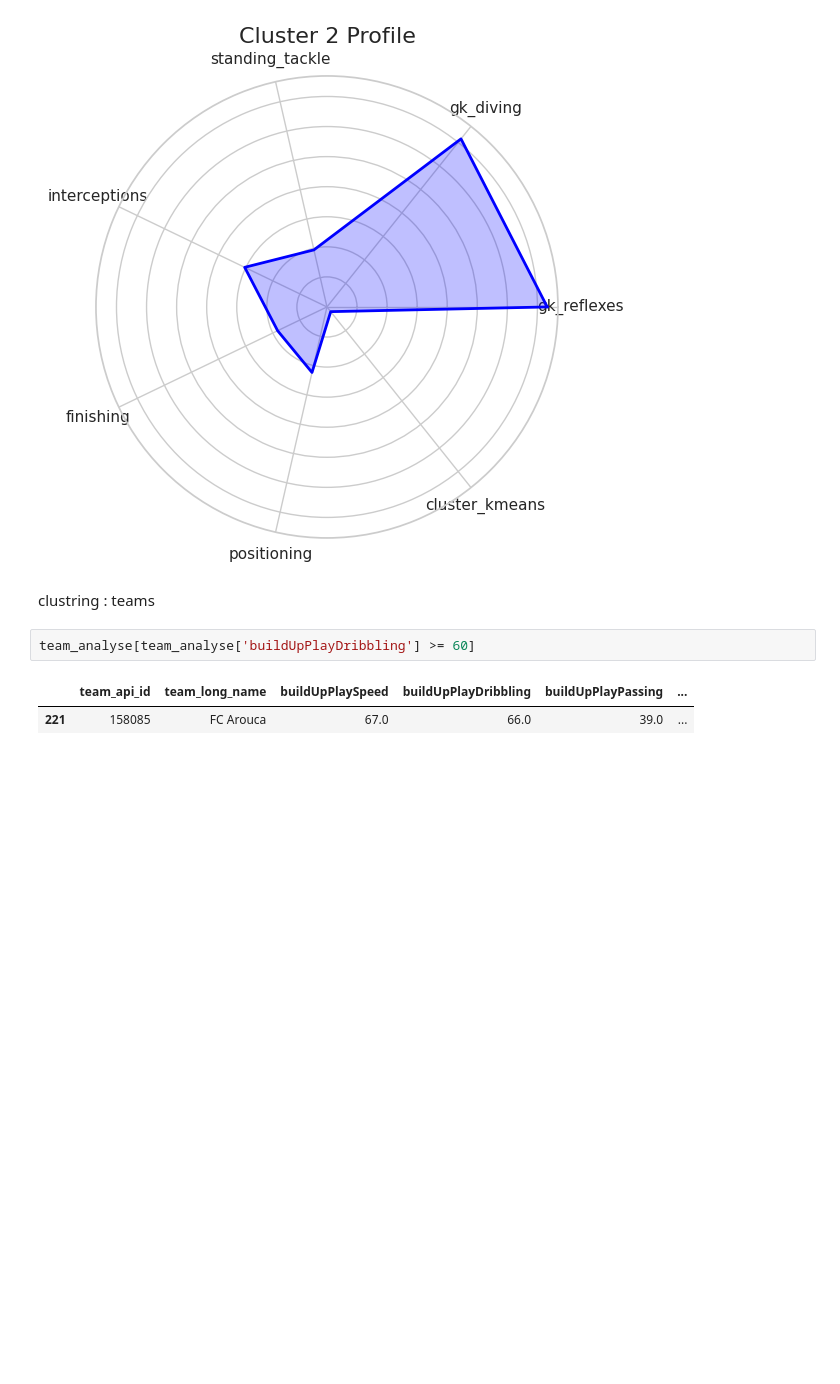
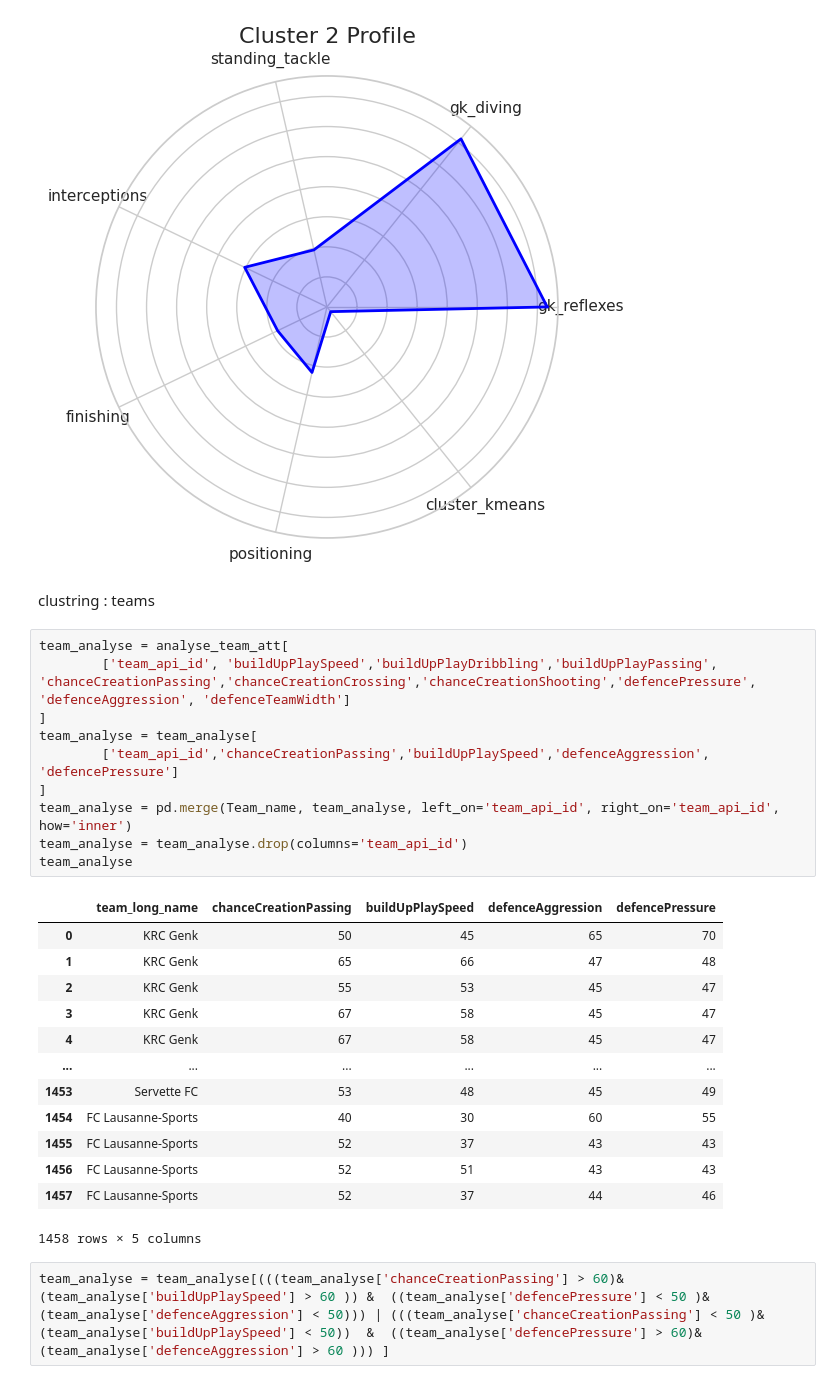
Before and after one commit to abelchageur/Mod-lisation_et_Clustering_des_Donn-es_de_Football, a Jupyter notebook: players_analyst.ipynb, the cells around one changed output. Saved outputs shown, nothing was run; the diff lists cells and outputs as text; blank space fills up the shorter version.

Commit message:
modification in team clustring

```diff
--- a/players_analyst.ipynb
+++ b/players_analyst.ipynb
@@ -908,7 +907,28 @@ for cluster in range(3):  # Assuming you have 3 clusters
 # %% [markdown]
 clustring : teams
 # %%
-team_analyse[team_analyse['buildUpPlayDribbling'] >= 60]
+team_analyse = analyse_team_att[
+        ['team_api_id', 'buildUpPlaySpeed','buildUpPlayDribbling','buildUpPlayPassing', 'chanceCreationPassing','chanceCreationCrossing','chanceCreationShooting','defencePressure', 'defenceAggression', 'defenceTeamWidth']
+]
+team_analyse = team_analyse[
+        ['team_api_id','chanceCreationPassing','buildUpPlaySpeed','defenceAggression', 'defencePressure']
+]
+team_analyse = pd.merge(Team_name, team_analyse, left_on='team_api_id', right_on='team_api_id', how='inner')
+team_analyse = team_analyse.drop(columns='team_api_id')
+team_analyse
 # %% [output]
-|  | team_api_id | team_long_name | buildUpPlaySpeed | buildUpPlayDribbling | buildUpPlayPassing | ... |
-| 221 | 158085 | FC Arouca | 67.0 | 66.0 | 39.0 | ... |
+|  | team_long_name | chanceCreationPassing | buildUpPlaySpeed | defenceAggression | defencePressure |
+| 0 | KRC Genk | 50 | 45 | 65 | 70 |
+| 1 | KRC Genk | 65 | 66 | 47 | 48 |
+| 2 | KRC Genk | 55 | 53 | 45 | 47 |
+| 3 | KRC Genk | 67 | 58 | 45 | 47 |
+| 4 | KRC Genk | 67 | 58 | 45 | 47 |
+| ... | ... | ... | ... | ... | ... |
+| 1453 | Servette FC | 53 | 48 | 45 | 49 |
+| 1454 | FC Lausanne-Sports | 40 | 30 | 60 | 55 |
+| 1455 | FC Lausanne-Sports | 52 | 37 | 43 | 43 |
+| 1456 | FC Lausanne-Sports | 52 | 51 | 43 | 43 |
+| 1457 | FC Lausanne-Sports | 52 | 37 | 44 | 46 |
+1458 rows × 5 columns
+# %%
+team_analyse = team_analyse[(((team_analyse['chanceCreationPassing'] > 60)&(team_analyse['buildUpPlaySpeed'] > 60 )) &  ((team_analyse['defencePressure'] < 50 )&(team_analyse['defenceAggression'] < 50))) | (((team_analyse['chanceCreationPassing'] < 50 )&(team_analyse['buildUpPlaySpeed'] < 50))  &  ((team_analyse['defencePressure'] > 60)&(team_analyse['defenceAggression'] > 60 ))) ]
```
Also changed, not shown: parts of 11 cells of this notebook.
